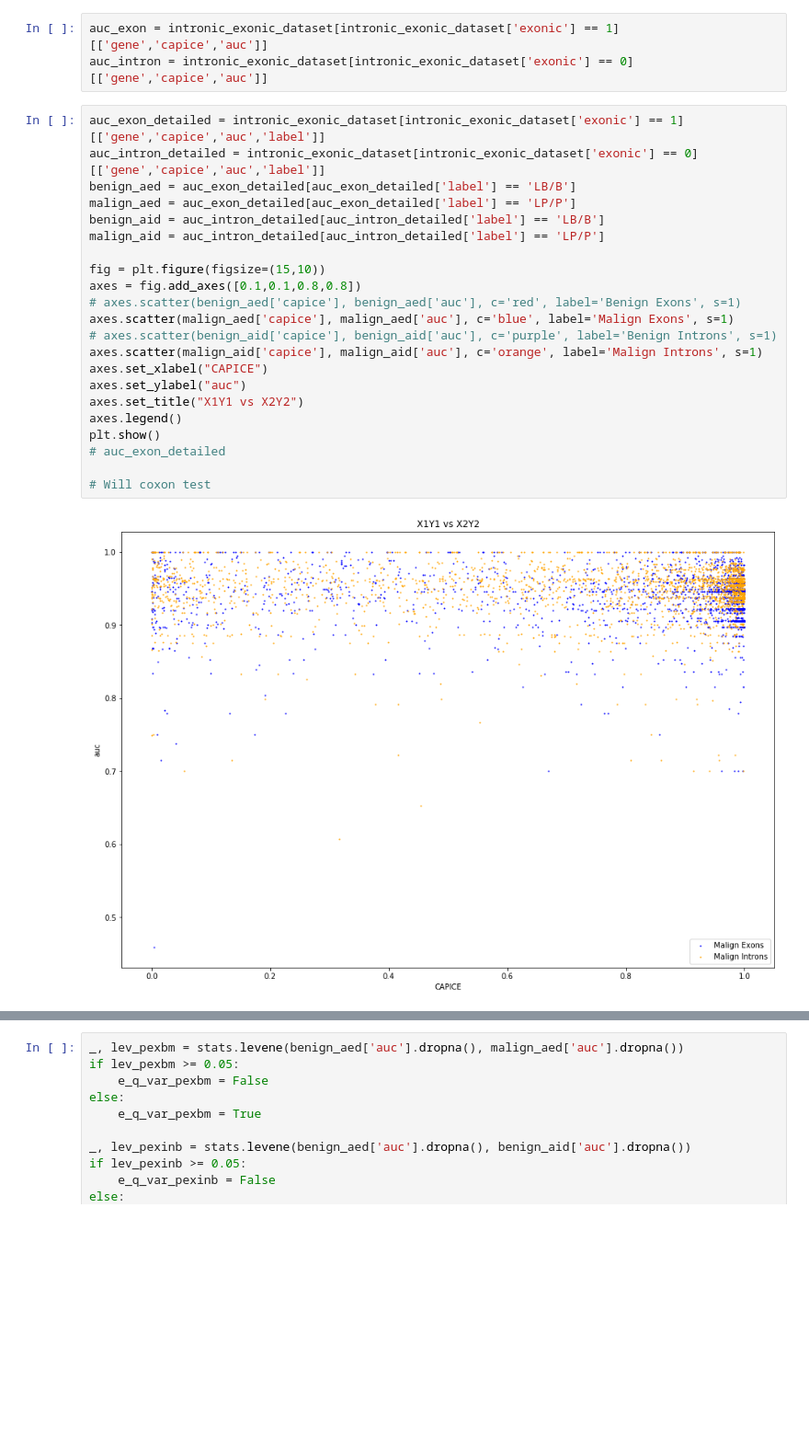
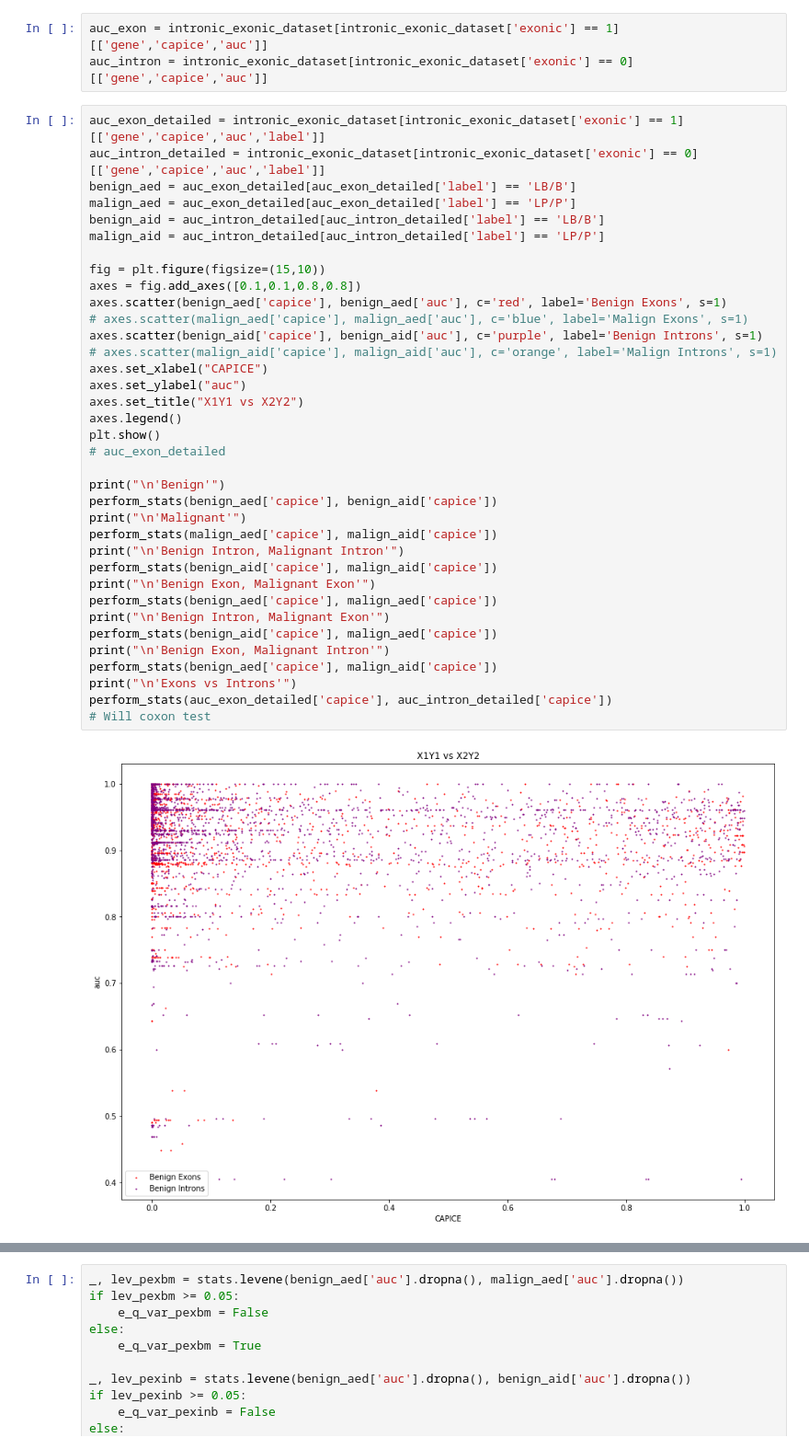
Before and after one commit to SietsmaRJ/dsls_master_thesis, a Jupyter notebook: side_scripts/data_visualization.ipynb, the cells around one changed output, grey strips where cells are left out. Shown at 92% size. Drawn from its saved outputs; the diff is of its cells as text; blank space fills up the shorter version.

```diff
--- a/side_scripts/data_visualization.ipynb
+++ b/side_scripts/data_visualization.ipynb
@@ -462,24 +625,38 @@ auc_intron = intronic_exonic_dataset[intronic_exonic_dataset['exonic'] == 0][['g
 # %%
 auc_exon_detailed = intronic_exonic_dataset[intronic_exonic_dataset['exonic'] == 1][['gene','capice','auc','label']]
 auc_intron_detailed = intronic_exonic_dataset[intronic_exonic_dataset['exonic'] == 0][['gene','capice','auc','label']]
 benign_aed = auc_exon_detailed[auc_exon_detailed['label'] == 'LB/B']
 malign_aed = auc_exon_detailed[auc_exon_detailed['label'] == 'LP/P']
 benign_aid = auc_intron_detailed[auc_intron_detailed['label'] == 'LB/B']
 malign_aid = auc_intron_detailed[auc_intron_detailed['label'] == 'LP/P']
 
 fig = plt.figure(figsize=(15,10))
 axes = fig.add_axes([0.1,0.1,0.8,0.8])
-# axes.scatter(benign_aed['capice'], benign_aed['auc'], c='red', label='Benign Exons', s=1)
-axes.scatter(malign_aed['capice'], malign_aed['auc'], c='blue', label='Malign Exons', s=1)
-# axes.scatter(benign_aid['capice'], benign_aid['auc'], c='purple', label='Benign Introns', s=1)
-axes.scatter(malign_aid['capice'], malign_aid['auc'], c='orange', label='Malign Introns', s=1)
+axes.scatter(benign_aed['capice'], benign_aed['auc'], c='red', label='Benign Exons', s=1)
+# axes.scatter(malign_aed['capice'], malign_aed['auc'], c='blue', label='Malign Exons', s=1)
+axes.scatter(benign_aid['capice'], benign_aid['auc'], c='purple', label='Benign Introns', s=1)
+# axes.scatter(malign_aid['capice'], malign_aid['auc'], c='orange', label='Malign Introns', s=1)
 axes.set_xlabel("CAPICE")
 axes.set_ylabel("auc")
 axes.set_title("X1Y1 vs X2Y2")
 axes.legend()
 plt.show()
 # auc_exon_detailed
 
+print("\n'Benign'")
+perform_stats(benign_aed['capice'], benign_aid['capice'])
+print("\n'Malignant'")
+perform_stats(malign_aed['capice'], malign_aid['capice'])
+print("\n'Benign Intron, Malignant Intron'")
+perform_stats(benign_aid['capice'], malign_aid['capice'])
+print("\n'Benign Exon, Malignant Exon'")
+perform_stats(benign_aed['capice'], malign_aed['capice'])
+print("\n'Benign Intron, Malignant Exon'")
+perform_stats(benign_aid['capice'], malign_aed['capice'])
+print("\n'Benign Exon, Malignant Intron'")
+perform_stats(benign_aed['capice'], malign_aid['capice'])
+print("\n'Exons vs Introns'")
+perform_stats(auc_exon_detailed['capice'], auc_intron_detailed['capice'])
 # Will coxon test
 # %% [output]
-[figure, old version]
+[figure, new version]
```
Also changed, not shown: parts of 37 cells of this notebook, 2 other files.
